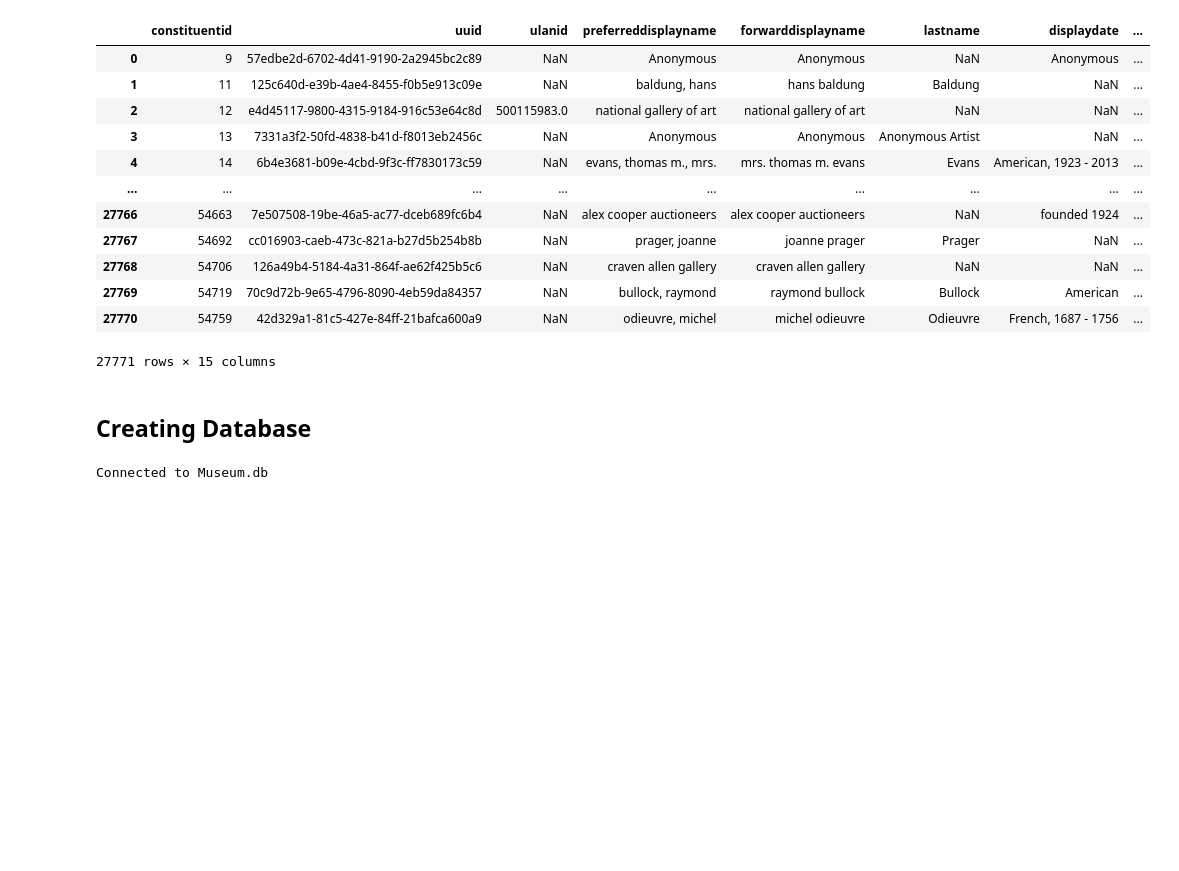
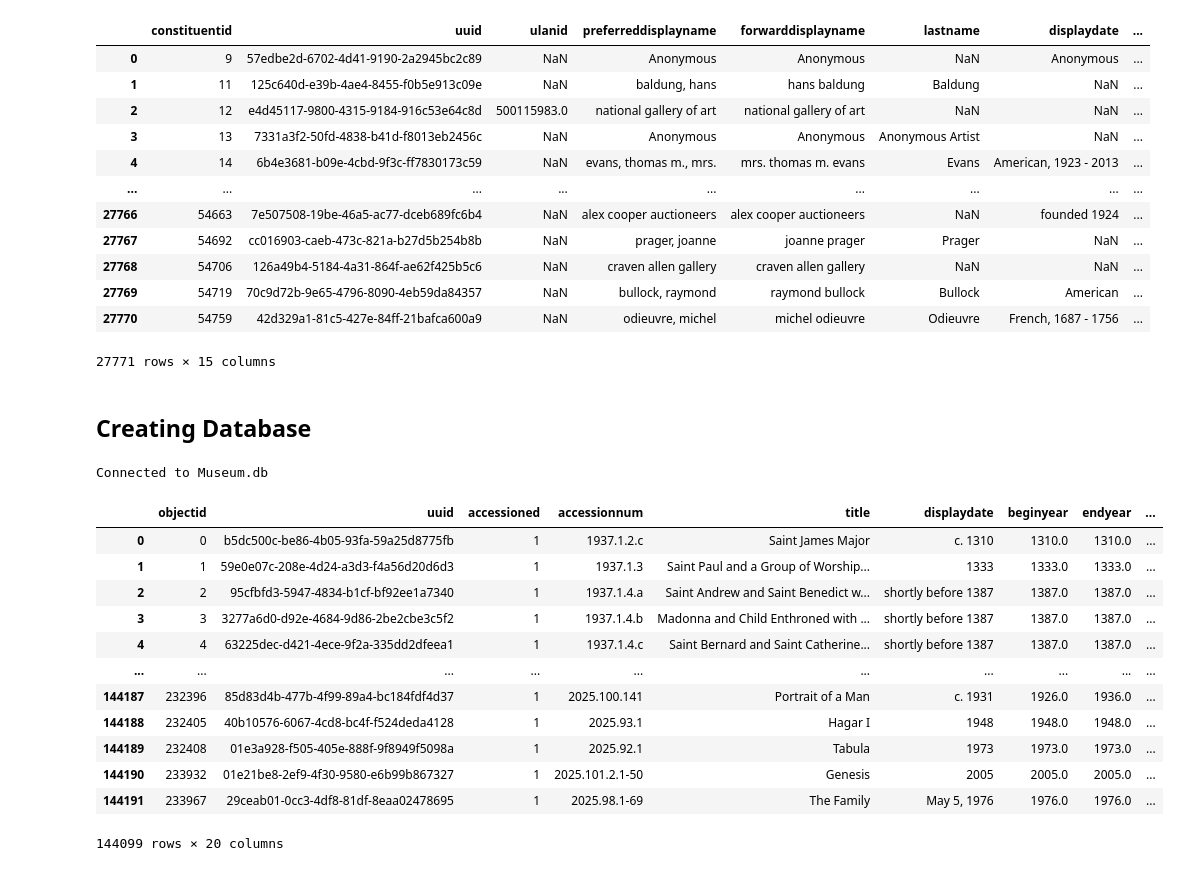
Before and after one commit to PranathiSagi/IS477-Sagi-Kidwell-Shafer, a Jupyter notebook: IS477_Project.ipynb, the cells around one changed output. Drawn from its saved outputs; the diff is of its cells as text; code cells hidden in the pictures; blank space fills up the shorter version.

Commit message:
Created database table

```diff
--- a/IS477_Project.ipynb
+++ b/IS477_Project.ipynb
@@ -206,3 +212,19 @@ con = duckdb.connect("Museum.db")
 print("Connected to Museum.db")
 # %% [output]
 Connected to Museum.db
+# %%
+objects_df
+# %% [output]
+|  | objectid | uuid | accessioned | accessionnum | title | displaydate | beginyear | endyear | ... |
+| 0 | 0 | b5dc500c-be86-4b05-93fa-59a25d8775fb | 1 | 1937.1.2.c | Saint James Major | c. 1310 | 1310.0 | 1310.0 | ... |
+| 1 | 1 | 59e0e07c-208e-4d24-a3d3-f4a56d20d6d3 | 1 | 1937.1.3 | Saint Paul and a Group of Worship... | 1333 | 1333.0 | 1333.0 | ... |
+| 2 | 2 | 95cfbfd3-5947-4834-b1cf-bf92ee1a7340 | 1 | 1937.1.4.a | Saint Andrew and Saint Benedict w... | shortly before 1387 | 1387.0 | 1387.0 | ... |
+| 3 | 3 | 3277a6d0-d92e-4684-9d86-2be2cbe3c5f2 | 1 | 1937.1.4.b | Madonna and Child Enthroned with ... | shortly before 1387 | 1387.0 | 1387.0 | ... |
+| 4 | 4 | 63225dec-d421-4ece-9f2a-335dd2dfeea1 | 1 | 1937.1.4.c | Saint Bernard and Saint Catherine... | shortly before 1387 | 1387.0 | 1387.0 | ... |
+| ... | ... | ... | ... | ... | ... | ... | ... | ... | ... |
+| 144187 | 232396 | 85d83d4b-477b-4f99-89a4-bc184fdf4d37 | 1 | 2025.100.141 | Portrait of a Man | c. 1931 | 1926.0 | 1936.0 | ... |
+| 144188 | 232405 | 40b10576-6067-4cd8-bc4f-f524deda4128 | 1 | 2025.93.1 | Hagar I | 1948 | 1948.0 | 1948.0 | ... |
+| 144189 | 232408 | 01e3a928-f505-405e-888f-9f8949f5098a | 1 | 2025.92.1 | Tabula | 1973 | 1973.0 | 1973.0 | ... |
+| 144190 | 233932 | 01e21be8-2ef9-4f30-9580-e6b99b867327 | 1 | 2025.101.2.1-50 | Genesis | 2005 | 2005.0 | 2005.0 | ... |
+| 144191 | 233967 | 29ceab01-0cc3-4df8-81df-8eaa02478695 | 1 | 2025.98.1-69 | The Family | May 5, 1976 | 1976.0 | 1976.0 | ... |
+144099 rows × 20 columns
```
Also changed, not shown: parts of 3 cells of this notebook, 2 other files.
